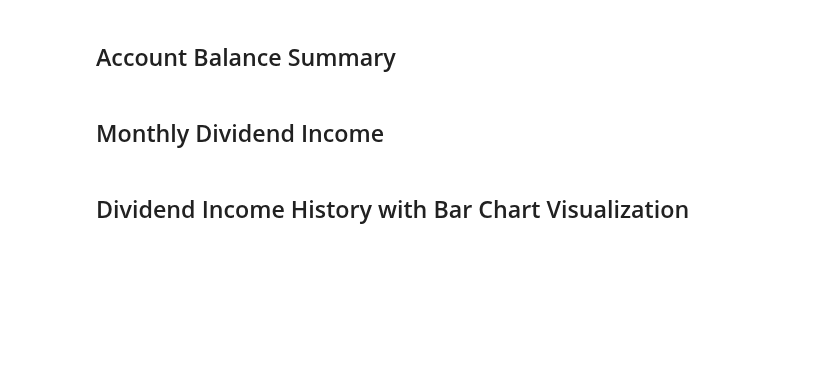
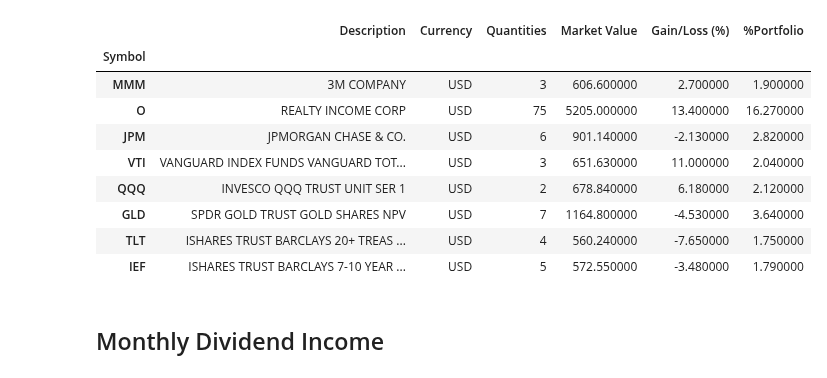
Before and after one commit to eshinhw/quant-portfolio-visualizer, a Jupyter notebook: Questrade Portfolio Manager.ipynb, the cells around one changed output. Saved outputs shown, nothing was run; the diff lists cells and outputs as text; code cells hidden in the pictures; blank space fills up the shorter version.

```diff
--- a/Questrade Portfolio Manager.ipynb
+++ b/Questrade Portfolio Manager.ipynb
@@ -71,5 +30,5 @@ portfolio['%Portfolio'] = [
 # %%
-portfolio
+portfolio = questrade.get_positions()
 # %%
 portfolio['%Portfolio'].plot(kind='pie',
                              title='Portfolio Breakdown',
@@ -78,2 +39,0 @@ portfolio['%Portfolio'].plot(kind='pie',
-# %% [markdown]
-## Account Balance Summary
@@ -111,2 +40,16 @@ balance_df
+# %%
+portfolio = portfolio.style.applymap(questrade.color_negative_red, subset=['Gain/Loss (%)'])
+portfolio
+# %% [output]
+|  | Description | Currency | Quantities | Market Value | Gain/Loss (%) | %Portfolio |
+| Symbol |  |  |  |  |  |  |
+| MMM | 3M COMPANY | USD | 3 | 606.600000 | 2.700000 | 1.900000 |
+| O | REALTY INCOME CORP | USD | 75 | 5205.000000 | 13.400000 | 16.270000 |
+| JPM | JPMORGAN CHASE & CO. | USD | 6 | 901.140000 | -2.130000 | 2.820000 |
+| VTI | VANGUARD INDEX FUNDS VANGUARD TOT... | USD | 3 | 651.630000 | 11.000000 | 2.040000 |
+| QQQ | INVESCO QQQ TRUST UNIT SER 1 | USD | 2 | 678.840000 | 6.180000 | 2.120000 |
+| GLD | SPDR GOLD TRUST GOLD SHARES NPV | USD | 7 | 1164.800000 | -4.530000 | 3.640000 |
+| TLT | ISHARES TRUST BARCLAYS 20+ TREAS ... | USD | 4 | 560.240000 | -7.650000 | 1.750000 |
+| IEF | ISHARES TRUST BARCLAYS 7-10 YEAR ... | USD | 5 | 572.550000 | -3.480000 | 1.790000 |
 # %% [markdown]
 ## Monthly Dividend Income
@@ -146,2 +55,0 @@ monthly_div_df
-# %% [markdown]
-## Dividend Income History with Bar Chart Visualization
```
Also changed, not shown: parts of 32 cells of this notebook, 5 other files.
